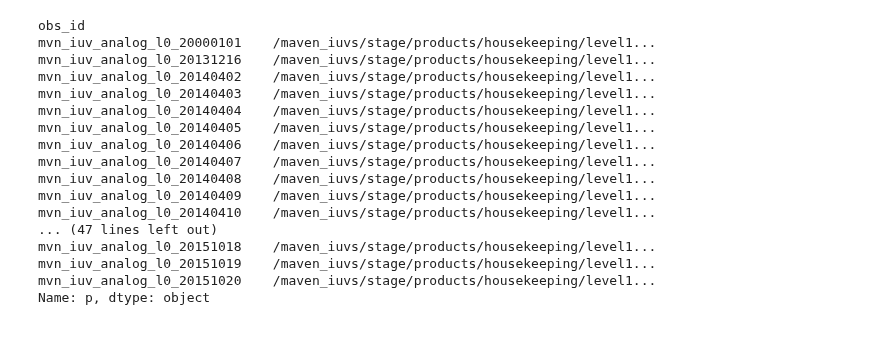
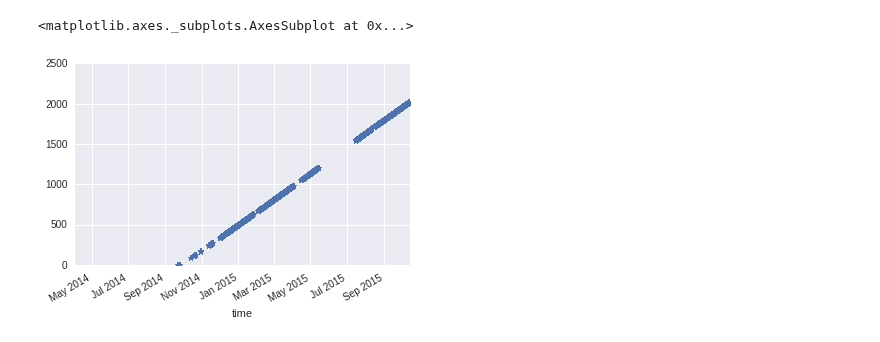
Before and after one commit to michaelaye/iuvs, a Jupyter notebook: notebooks/2015-08-07 Combining HK data into one storage.ipynb, the cells around one changed output. Saved outputs shown, nothing was run; the diff lists cells and outputs as text; code cells hidden in the pictures.

```diff
--- a/notebooks/2015-08-07 Combining HK data into one storage.ipynb
+++ b/notebooks/2015-08-07 Combining HK data into one storage.ipynb
@@ -14,0 +7,4 @@ PosixPath('/maven_iuvs/production/products/housekeeping/level1a')
+# %%
+df = io.get_filename_df('l1a', env='stage')
+df = df['2014':'2015']
+df.head()
@@ -14,0 +44,5 @@ PosixPath('/maven_iuvs/production/products/housekeeping/level1a')
+# %%
+df.orbit.plot(style='*')
+# %% [output]
+<matplotlib.axes._subplots.AxesSubplot at 0x...>
+[figure, added]
@@ -19,20 +55,0 @@ prodhks = io.get_current_hk_fnames(env='production')
-# %%
-stagehks
-# %% [output]
-obs_id
-mvn_iuv_analog_l0_20000101    /maven_iuvs/stage/products/housekeeping/level1...
-mvn_iuv_analog_l0_20131216    /maven_iuvs/stage/products/housekeeping/level1...
-mvn_iuv_analog_l0_20140402    /maven_iuvs/stage/products/housekeeping/level1...
-mvn_iuv_analog_l0_20140403    /maven_iuvs/stage/products/housekeeping/level1...
-mvn_iuv_analog_l0_20140404    /maven_iuvs/stage/products/housekeeping/level1...
-mvn_iuv_analog_l0_20140405    /maven_iuvs/stage/products/housekeeping/level1...
-mvn_iuv_analog_l0_20140406    /maven_iuvs/stage/products/housekeeping/level1...
-mvn_iuv_analog_l0_20140407    /maven_iuvs/stage/products/housekeeping/level1...
-mvn_iuv_analog_l0_20140408    /maven_iuvs/stage/products/housekeeping/level1...
-mvn_iuv_analog_l0_20140409    /maven_iuvs/stage/products/housekeeping/level1...
-mvn_iuv_analog_l0_20140410    /maven_iuvs/stage/products/housekeeping/level1...
-... (47 lines left out)
-mvn_iuv_analog_l0_20151018    /maven_iuvs/stage/products/housekeeping/level1...
-mvn_iuv_analog_l0_20151019    /maven_iuvs/stage/products/housekeeping/level1...
-mvn_iuv_analog_l0_20151020    /maven_iuvs/stage/products/housekeeping/level1...
-Name: p, dtype: object
```
Also changed, not shown: parts of 27 cells of this notebook, 1 other file.
